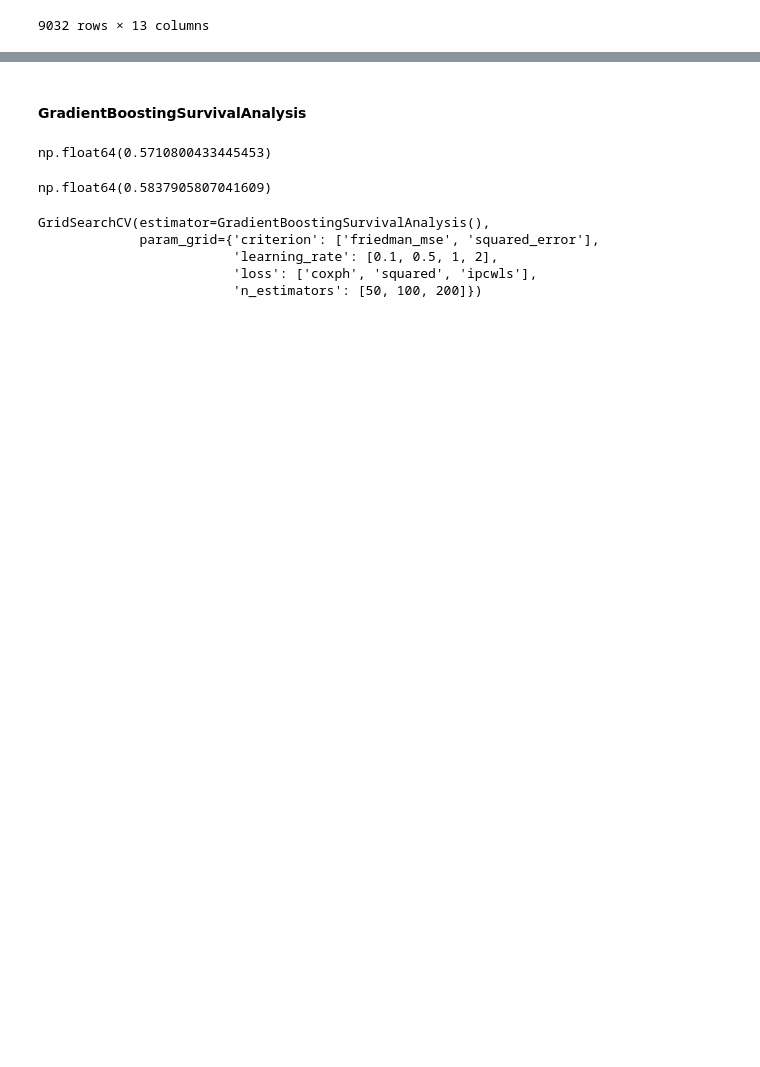
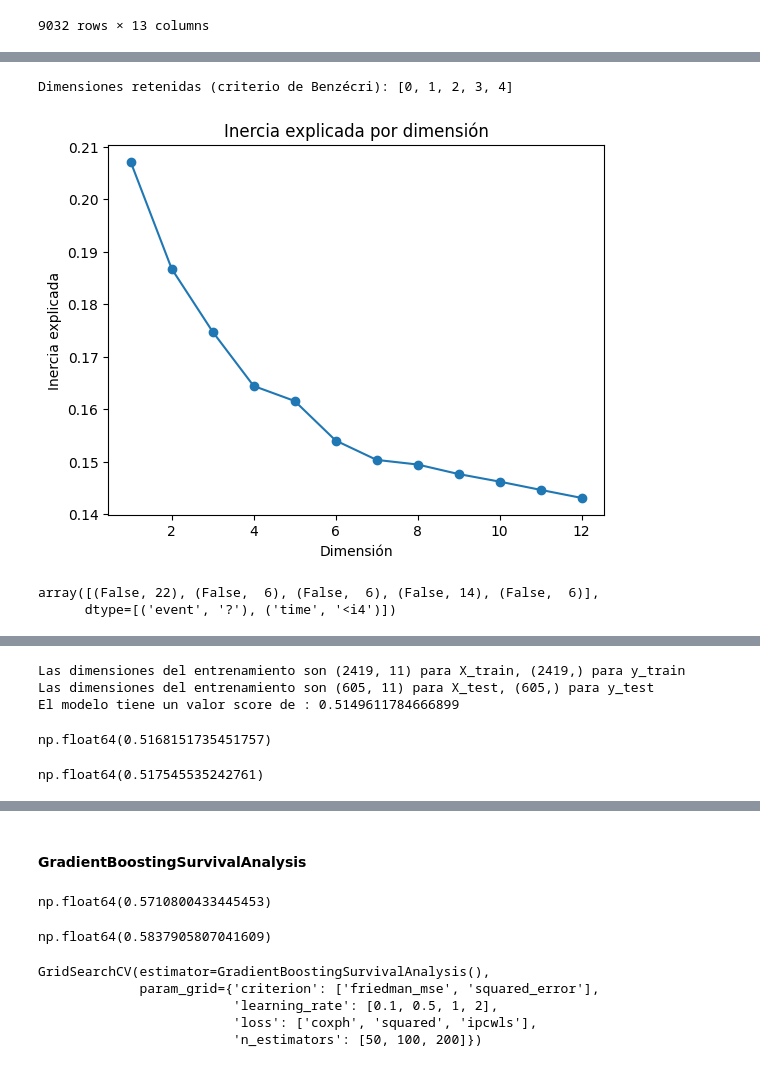
Before and after one commit to nukeduck21/diabetes_avicena, a Jupyter notebook: Codigo/Notebook/modelo_sobrevida/train/implementacion_modelo.ipynb, the cells around one changed output, grey strips where cells are left out. Saved outputs shown, nothing was run; the diff lists cells and outputs as text; code cells hidden in the pictures; blank space fills up the shorter version.

```diff
--- a/Codigo/Notebook/modelo_sobrevida/train/implementacion_modelo.ipynb
+++ b/Codigo/Notebook/modelo_sobrevida/train/implementacion_modelo.ipynb
@@ -372,0 +723,10 @@ clf.best_params_
+# %%
+rus = RandomUnderSampler(random_state=42, sampling_strategy = 'majority')
+
+X_under_sampled, y_under_sampled = rus.fit_resample(data.drop(columns = 'diabetes'), data['diabetes'])
+
+df_under_sampled = X_under_sampled.reset_index().merge(y_under_sampled.reset_index() , on = 'index', how = 'left')
+
+df_under_sampled.drop(columns = 'index', inplace  = True)
+
+df_under_sampled
@@ -372,0 +747,56 @@ clf.best_params_
+# %%
+data_to_train = crear_ejes(df_under_sampled,
+                           numeric_columns,
+                           6,
+                           categoric_columns,
+                           12,
+                           benzecri = True,
+                           plot = True,
+                           scale = True)
+
+# data_to_train = df_under_sampled #components_df.reset_index().merge(components_mca[ejes_a_tomar_mca].reset_index(), on = 'index', how = 'left')
+# data_to_train.drop(columns = ['index'], inplace=True)
+
+y = df_under_sampled[['diabetes','time_to_event']]
+y['target'] = y.apply(lambda x: (bool(x.diabetes), x.time_to_event), axis = 1)
+y = y['target']
+y = np.array(y, dtype=[('event', np.bool_), ('time', np.int32)])
+
+display(y[:5])
+
+X = data_to_train#.sample(len(data[data.diabetes == 1])) #components_df
+
+display(X.head(5))
+
+random_state = 20
+
+X_train, X_test, y_train, y_test = train_test_split(X, y, test_size=0.2, random_state=random_state)
+
+print(f'Las dimensiones del entrenamiento son {X_train.shape} para X_train, {y_train.shape} para y_train')
+print(f'Las dimensiones del entrenamiento son {X_test.shape} para X_test, {y_test.shape} para y_test')
+
+rsf = RandomSurvivalForest(
+    max_depth=100, min_samples_leaf=50, min_samples_split=30,
+                     n_estimators=50, n_jobs=-1#, bootstrap = False
+)
+
+rsf.fit(X_train, y_train)
+# rsf.set_fit_request(X_train, y_train, sample_weight=[2,1])
+
+
+print('El modelo tiene un valor score de :',rsf.score(X_test, y_test))
+
+surv = rsf.predict_survival_function(X_test)
+tiempos_supervivencia = [int(y_test[i][1]) for i in range(len(y_test))]
+eventos = [bool(y_test[i][0]) for i in range(len(y_test))]
+tiempo_mediano = np.median(tiempos_supervivencia)
+puntuaciones_riesgo = -np.log([f(tiempo_mediano) for f in surv])
+
+c_index = concordance_index_censored(eventos, tiempos_supervivencia, puntuaciones_riesgo)
+
+c_index[0]
+# %% [output]
+Dimensiones retenidas (criterio de Benzécri): [0, 1, 2, 3, 4]
+[figure, added]
+array([(False, 22), (False,  6), (False,  6), (False, 14), (False,  6)],
+      dtype=[('event', '?'), ('time', '<i4')])
@@ -372,0 +809,12 @@ clf.best_params_
+Las dimensiones del entrenamiento son (2419, 11) para X_train, (2419,) para y_train
+Las dimensiones del entrenamiento son (605, 11) para X_test, (605,) para y_test
+El modelo tiene un valor score de : 0.5149611784666899
+np.float64(0.5168151735451757)
+# %%
+estimator = GradientBoostingSurvivalAnalysis(loss="coxph")
+
+estimator.fit(X_train, y_train)
+
+estimator.score(X_test, y_test)
+# %% [output]
+np.float64(0.517545535242761)
```
Also changed, not shown: parts of 25 cells of this notebook, 4 other files.
